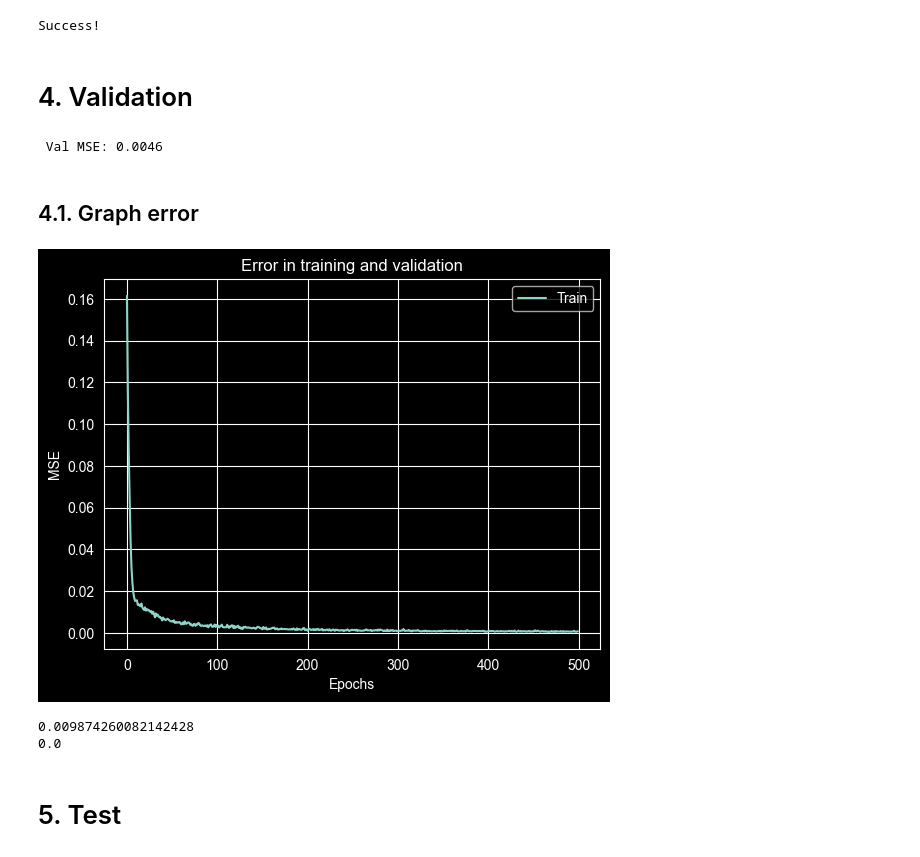
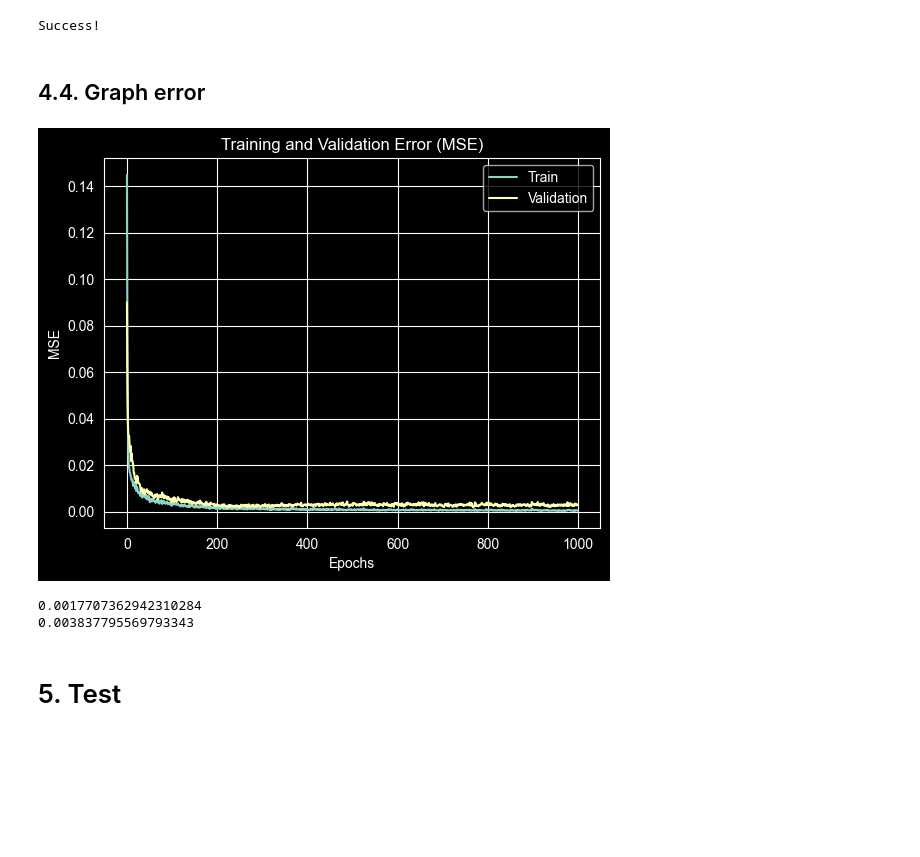
Before and after one commit to eulergomees/dnn_cattle_weight_gain, a Jupyter notebook: dnn_cattle_weight_gain.ipynb, the cells around one changed output. Cells and saved outputs as stored; diff of their text form; code cells hidden in the pictures; blank space fills up the shorter version.

Commit message:
refactor: model training and validation in same cell

```diff
--- a/dnn_cattle_weight_gain.ipynb
+++ b/dnn_cattle_weight_gain.ipynb
@@ -190,7 +190,7 @@ dtype: object
 ## 3.2. Split dataset
 # %%
 x_train, x_temp, y_train, y_temp = train_test_split(
-    x, y, test_size=0.30, random_state=42
+    x, y, test_size=0.26, random_state=42
 )
 
 x_val, x_test, y_val, y_test = train_test_split(
@@ -268,7 +268,7 @@ class GMDNN(nn.Module):
 ## 4.2. Model parameters
 # %%
 learning_rate = 0.001
-max_epochs = 500
+max_epochs = 1000
 
 new_model = True
 save_model = True
@@ -358,37 +377,26 @@ while pygame.mixer.music.get_busy():
 print('Success!')
 # %% [output]
 Success!
-# %% [markdown]
-# 4. Validation
-# %%
-model.eval()
-for inputs, targets in val_loader:
-    outputs = model(inputs)
-    loss = criterion(outputs, targets)
-    val_loss += loss.item()
-
-val_loss /= len(val_loader)
-print(f" Val MSE: {val_loss:.4f}")
-# %% [output]
- Val MSE: 0.0046
 # %% [markdown]
-## 4.1. Graph error
+## 4.4. Graph error
 # %%
 plt.figure()
 plt.plot(train_losses, label="Train")
+plt.plot(val_losses, label="Validation")
 plt.xlabel("Epochs")
 plt.ylabel("MSE")
-plt.title("Error in training and validation")
+plt.title("Training and Validation Error (MSE)")
 plt.legend()
 plt.grid(True)
 plt.show()
 
-print(np.mean(val_loss))
-print(np.std(val_loss))
+
+print(np.mean(train_losses))
+print(np.mean(val_losses))
 # %% [output]
-[figure, old version]
+[figure, new version]
-0.009874260082142428
-0.0
+0.0017707362942310284
+0.003837795569793343
 # %% [markdown]
 # 5. Test
 # %%
```
Also changed, not shown: parts of 8 cells of this notebook, 1 other file.
